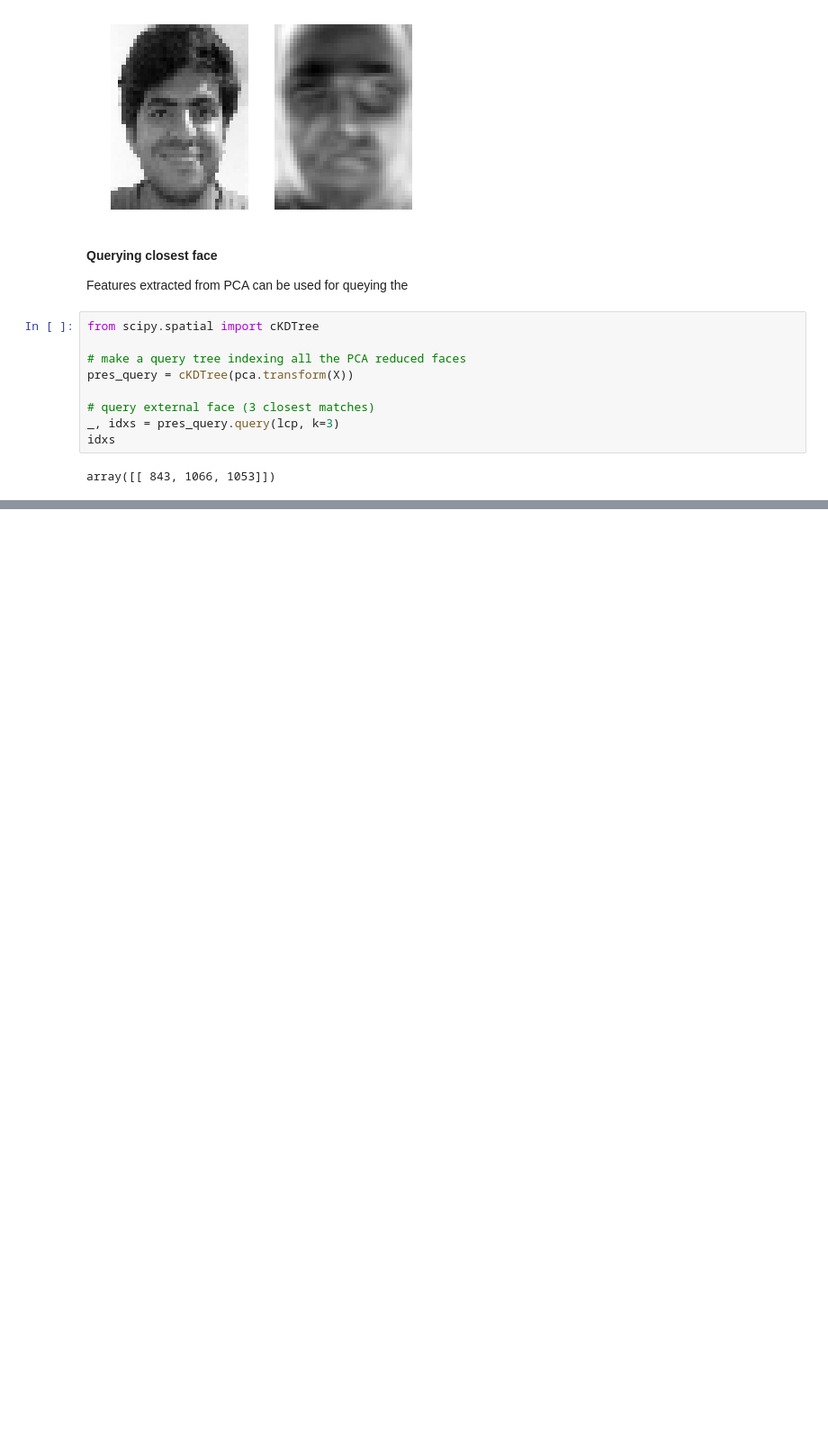
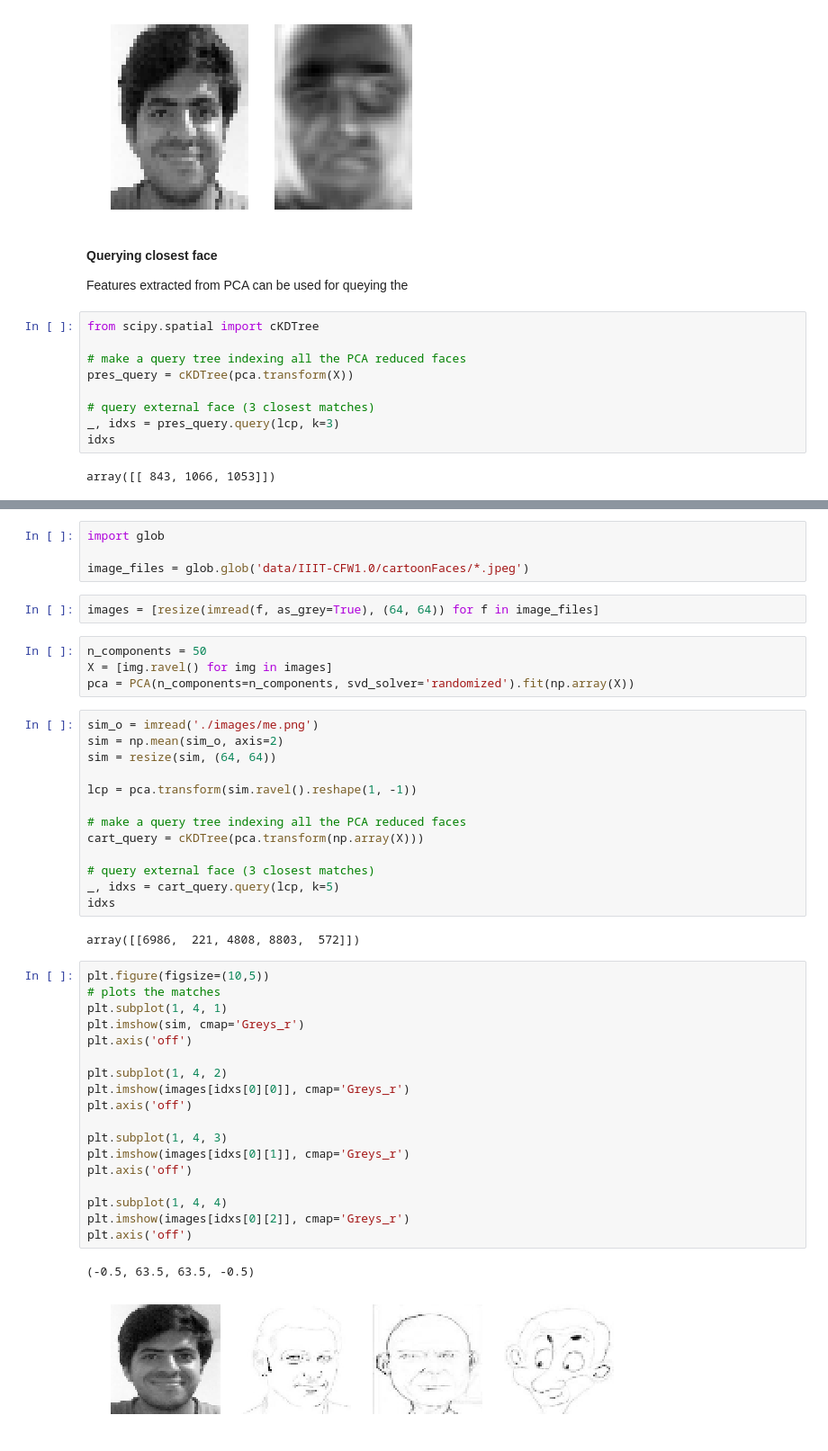
Before and after one commit to KimiaLab/SYDE-522, a Jupyter notebook: Tutorials/tut2.ipynb, the cells around one changed output, grey strips where cells are left out. Shown at 90% size. Saved outputs shown, nothing was run; the diff lists cells and outputs as text; blank space fills up the shorter version.

```diff
--- a/Tutorials/tut2.ipynb
+++ b/Tutorials/tut2.ipynb
@@ -329,0 +338,46 @@ plt.axis('off')
+# %%
+import glob
+
+image_files = glob.glob('data/IIIT-CFW1.0/cartoonFaces/*.jpeg')
+# %%
+images = [resize(imread(f, as_grey=True), (64, 64)) for f in image_files]
+# %%
+n_components = 50
+X = [img.ravel() for img in images]
+pca = PCA(n_components=n_components, svd_solver='randomized').fit(np.array(X))
+# %%
+sim_o = imread('./images/me.png')
+sim = np.mean(sim_o, axis=2)
+sim = resize(sim, (64, 64))
+
+lcp = pca.transform(sim.ravel().reshape(1, -1))
+
+# make a query tree indexing all the PCA reduced faces
+cart_query = cKDTree(pca.transform(np.array(X)))
+
+# query external face (3 closest matches)
+_, idxs = cart_query.query(lcp, k=5)
+idxs
+# %% [output]
+array([[6986,  221, 4808, 8803,  572]])
+# %%
+plt.figure(figsize=(10,5))
+# plots the matches
+plt.subplot(1, 4, 1)
+plt.imshow(sim, cmap='Greys_r')
+plt.axis('off')
+
+plt.subplot(1, 4, 2)
+plt.imshow(images[idxs[0][0]], cmap='Greys_r')
+plt.axis('off')
+
+plt.subplot(1, 4, 3)
+plt.imshow(images[idxs[0][1]], cmap='Greys_r')
+plt.axis('off')
+
+plt.subplot(1, 4, 4)
+plt.imshow(images[idxs[0][2]], cmap='Greys_r')
+plt.axis('off')
+# %% [output]
+(-0.5, 63.5, 63.5, -0.5)
+[figure, added]
```
Also changed, not shown: parts of 3 cells of this notebook.
